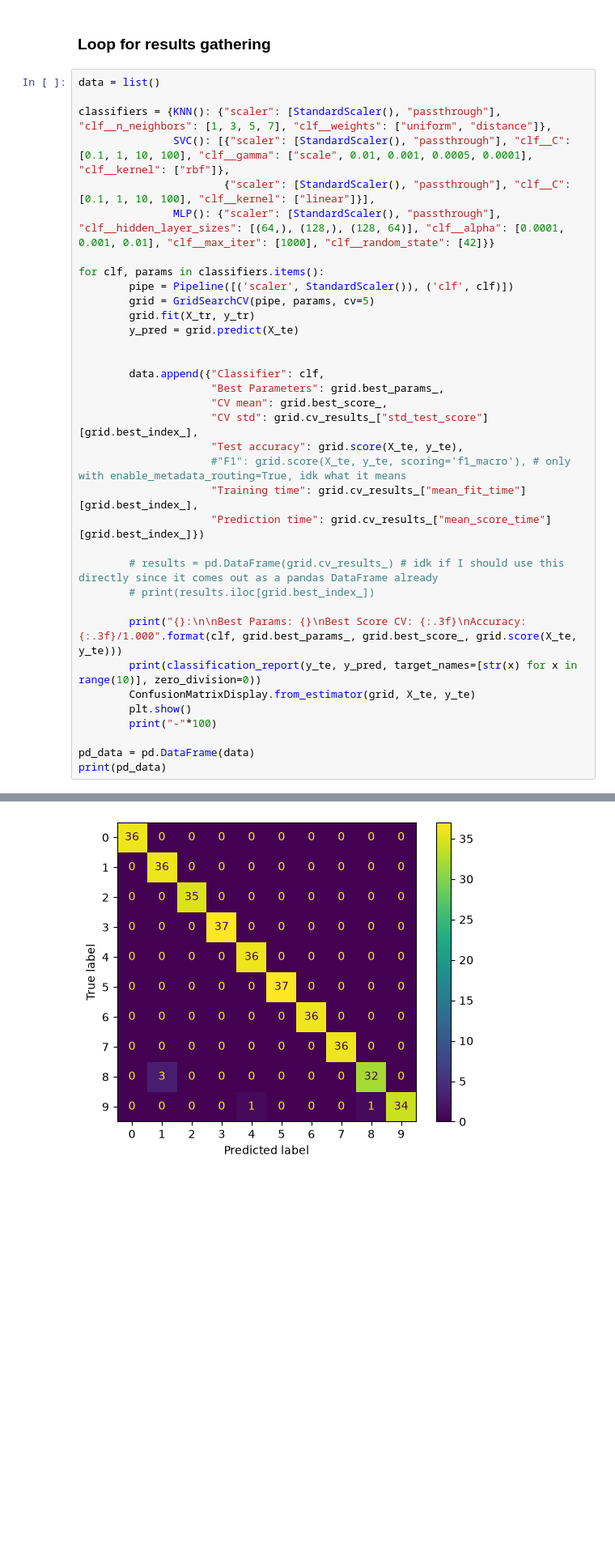
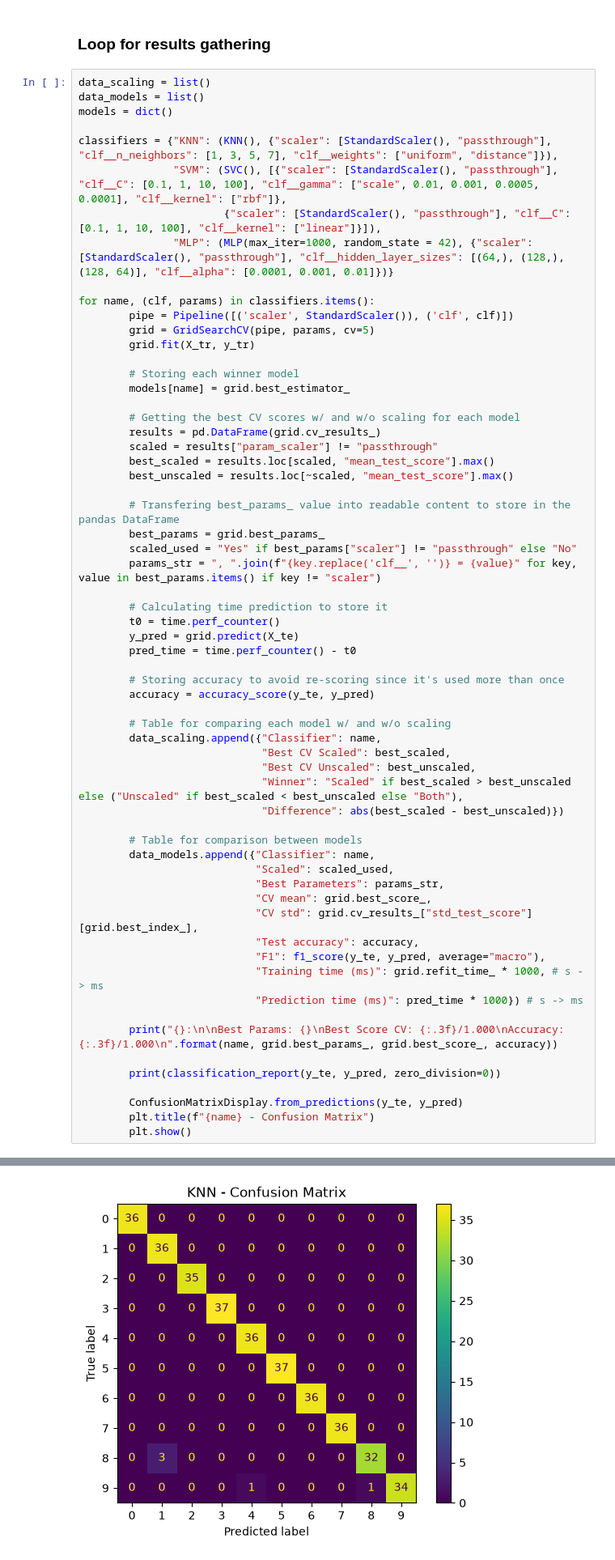
Before and after one commit to migasantunes/Classifiers_KNN_SVM_MLP, a Jupyter notebook: project2.ipynb, the cells around one changed output, grey strips where cells are left out. Shown at 81% size. Drawn from its saved outputs; the diff is of its cells as text; blank space fills up the shorter version.

```diff
--- a/project2.ipynb
+++ b/project2.ipynb
@@ -171,38 +173,65 @@ Accuracy: 0.975/1.000
 # %% [markdown]
 ### Loop for results gathering
 # %%
-data = list()
+data_scaling = list()
+data_models = list()
+models = dict()
 
-classifiers = {KNN(): {"scaler": [StandardScaler(), "passthrough"], "clf__n_neighbors": [1, 3, 5, 7], "clf__weights": ["uniform", "distance"]},
-               SVC(): [{"scaler": [StandardScaler(), "passthrough"], "clf__C": [0.1, 1, 10, 100], "clf__gamma": ["scale", 0.01, 0.001, 0.0005, 0.0001], "clf__kernel": ["rbf"]},
-                       {"scaler": [StandardScaler(), "passthrough"], "clf__C": [0.1, 1, 10, 100], "clf__kernel": ["linear"]}],
-               MLP(): {"scaler": [StandardScaler(), "passthrough"], "clf__hidden_layer_sizes": [(64,), (128,), (128, 64)], "clf__alpha": [0.0001, 0.001, 0.01], "clf__max_iter": [1000], "clf__random_state": [42]}}
+classifiers = {"KNN": (KNN(), {"scaler": [StandardScaler(), "passthrough"], "clf__n_neighbors": [1, 3, 5, 7], "clf__weights": ["uniform", "distance"]}),
+               "SVM": (SVC(), [{"scaler": [StandardScaler(), "passthrough"], "clf__C": [0.1, 1, 10, 100], "clf__gamma": ["scale", 0.01, 0.001, 0.0005, 0.0001], "clf__kernel": ["rbf"]},
+                       {"scaler": [StandardScaler(), "passthrough"], "clf__C": [0.1, 1, 10, 100], "clf__kernel": ["linear"]}]),
+               "MLP": (MLP(max_iter=1000, random_state = 42), {"scaler": [StandardScaler(), "passthrough"], "clf__hidden_layer_sizes": [(64,), (128,), (128, 64)], "clf__alpha": [0.0001, 0.001, 0.01]})}
 
-for clf, params in classifiers.items():
+for name, (clf, params) in classifiers.items():
         pipe = Pipeline([('scaler', StandardScaler()), ('clf', clf)])
         grid = GridSearchCV(pipe, params, cv=5)
         grid.fit(X_tr, y_tr)
+
+        # Storing each winner model
+        models[name] = grid.best_estimator_
+
+        # Getting the best CV scores w/ and w/o scaling for each model
+        results = pd.DataFrame(grid.cv_results_)
+        scaled = results["param_scaler"] != "passthrough"
+        best_scaled = results.loc[scaled, "mean_test_score"].max()
+        best_unscaled = results.loc[~scaled, "mean_test_score"].max()
+
+        # Transfering best_params_ value into readable content to store in the pandas DataFrame
+        best_params = grid.best_params_
+        scaled_used = "Yes" if best_params["scaler"] != "passthrough" else "No"
+        params_str = ", ".join(f"{key.replace('clf__', '')} = {value}" for key, value in best_params.items() if key != "scaler")
+
+        # Calculating time prediction to store it
+        t0 = time.perf_counter()
         y_pred = grid.predict(X_te)
+        pred_time = time.perf_counter() - t0
 
+        # Storing accuracy to avoid re-scoring since it's used more than once
+        accuracy = accuracy_score(y_te, y_pred)
 
-        data.append({"Classifier": clf,
-                     "Best Parameters": grid.best_params_,
-                     "CV mean": grid.best_score_,
-                     "CV std": grid.cv_results_["std_test_score"][grid.best_index_],
-                     "Test accuracy": grid.score(X_te, y_te),
-                     #"F1": grid.score(X_te, y_te, scoring='f1_macro'), # only with enable_metadata_routing=True, idk what it means
-                     "Training time": grid.cv_results_["mean_fit_time"][grid.best_index_],
-                     "Prediction time": grid.cv_results_["mean_score_time"][grid.best_index_]})
+        # Table for comparing each model w/ and w/o scaling
+        data_scaling.append({"Classifier": name,
+                             "Best CV Scaled": best_scaled,
+                             "Best CV Unscaled": best_unscaled,
+                             "Winner": "Scaled" if best_scaled > best_unscaled else ("Unscaled" if best_scaled < best_unscaled else "Both"),
+                             "Difference": abs(best_scaled - best_unscaled)})
 
-        # results = pd.DataFrame(grid.cv_results_) # idk if I should use this directly since it comes out as a pandas DataFrame already
-        # print(results.iloc[grid.best_index_])
+        # Table for comparison between models
+        data_models.append({"Classifier": name,
+                            "Scaled": scaled_used,
+                            "Best Parameters": params_str,
+                            "CV mean": grid.best_score_,
+                            "CV std": grid.cv_results_["std_test_score"][grid.best_index_],
+                            "Test accuracy": accuracy,
+                            "F1": f1_score(y_te, y_pred, average="macro"),
+                            "Training time (ms)": grid.refit_time_ * 1000, # s -> ms
+                            "Prediction time (ms)": pred_time * 1000}) # s -> ms
 
-        print("{}:\n\nBest Params: {}\nBest Score CV: {:.3f}\nAccuracy: {:.3f}/1.000".format(clf, grid.best_params_, grid.best_score_, grid.score(X_te, y_te)))
-        print(classification_report(y_te, y_pred, target_names=[str(x) for x in range(10)], zero_division=0))
-        ConfusionMatrixDisplay.from_estimator(grid, X_te, y_te)
+        print("{}:\n\nBest Params: {}\nBest Score CV: {:.3f}/1.000\nAccuracy: {:.3f}/1.000\n".format(name, grid.best_params_, grid.best_score_, accuracy))
+
+        print(classification_report(y_te, y_pred, zero_division=0))
+
+        ConfusionMatrixDisplay.from_predictions(y_te, y_pred)
+        plt.title(f"{name} - Confusion Matrix")
         plt.show()
-        print("-"*100)
-
-pd_data = pd.DataFrame(data)
-print(pd_data)
 # %% [output]
@@ -222,5 +251,5 @@ Accuracy: 0.986/1.000
 
     accuracy                           0.99       360
    macro avg       0.99      0.99      0.99       360
 weighted avg       0.99      0.99      0.99       360
-[figure, old version]
+[figure, new version]
```
Also changed, not shown: parts of 14 cells of this notebook, 1 other file.
